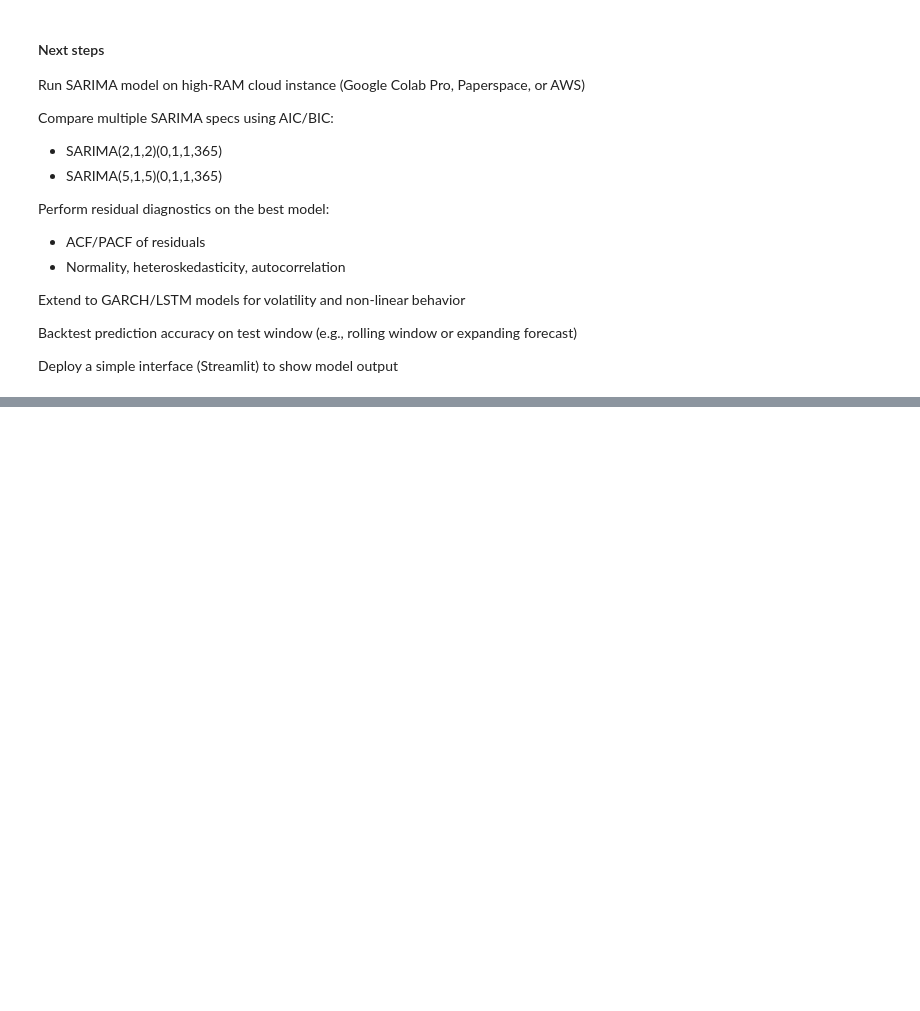
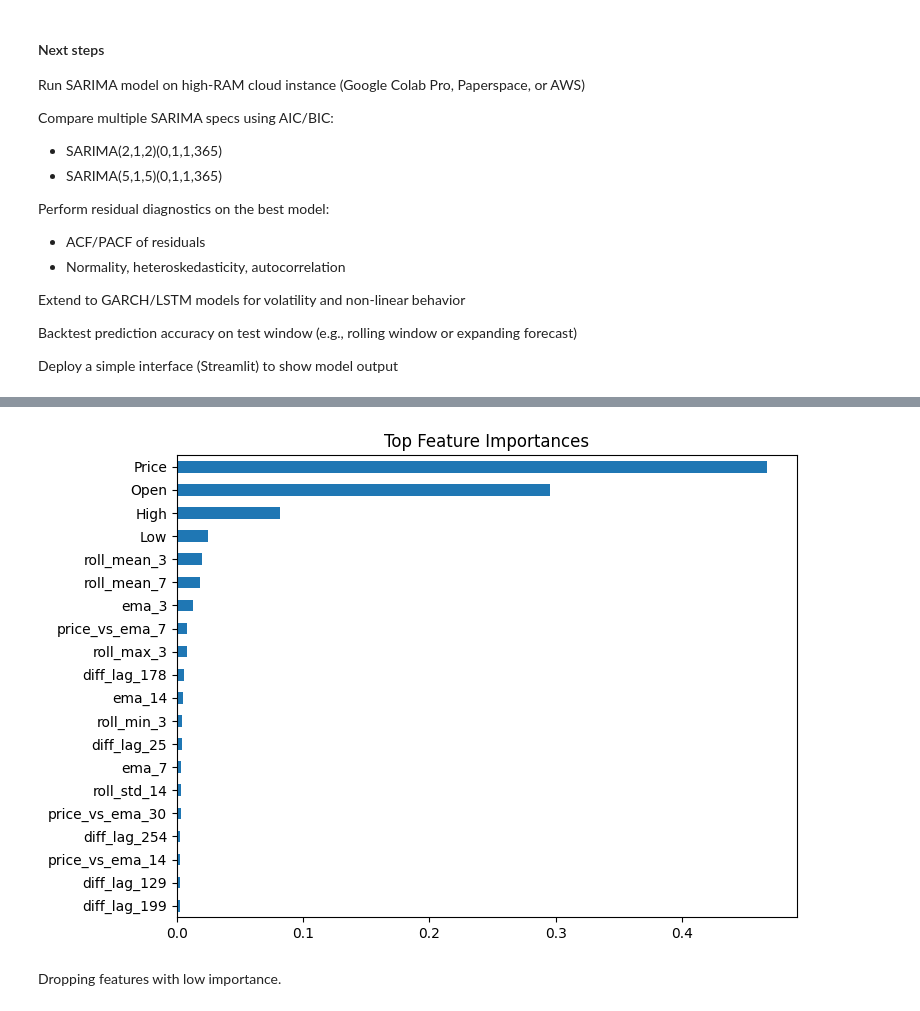
Before and after one commit to yaswanthdvs/time_series_forecasting, a Jupyter notebook: notebook/dutch_ttf_price_forecasting.ipynb, the cells around one changed output, grey strips where cells are left out. Cells and saved outputs as stored; diff of their text form; code cells hidden in the pictures; blank space fills up the shorter version.

Commit message:
added ML model and metrics

```diff
--- a/notebook/dutch_ttf_price_forecasting.ipynb
+++ b/notebook/dutch_ttf_price_forecasting.ipynb
@@ -636,0 +687,51 @@ Deploy a simple interface (Streamlit) to show model output
+# %%
+# Train a lightweight XGBoost model.
+
+from xgboost import XGBRegressor
+import matplotlib.pyplot as plt
+import pandas as pd
+
+model = XGBRegressor(
+    max_depth=3,
+    n_estimators=50,
+    learning_rate=0.1,
+    subsample=0.8,
+    colsample_bytree=0.8,
+    random_state=42
+)
+
+# Select target
+y = df_model['target']
+
+# Select features
+X = df_model.drop(columns=['target', 'Date', 'Vol.', 'Change %'])
+
+split_index = int(0.8 * len(df_model))
+
+X_train = X.iloc[:split_index]
+X_test = X.iloc[split_index:]
+y_train = y.iloc[:split_index]
+y_test = y.iloc[split_index:]
+
+model.fit(X_train, y_train)
+
+importances = pd.Series(model.feature_importances_, index=X_train.columns)
+importances = importances.sort_values(ascending=False)
+
+# Save to text file
+importances.to_string('../outputs/xgboost_feature_importances.txt')
+
+#print(df_model[['target', 'roll_max_3', 'Price', 'Open', 'ema_3']].corr())
+
+
+# Plot top 20
+importances.head(20).plot(kind='barh', figsize=(8, 6))
+plt.title("Top Feature Importances")
+plt.gca().invert_yaxis()
+plt.savefig("../plots/feature_comparison.jpg")
+plt.show()
+plt.close()
+# %% [output]
+[figure, added]
+# %% [markdown]
+Dropping features with low importance.
```
Also changed, not shown: parts of 9 cells of this notebook, 11 other files.
